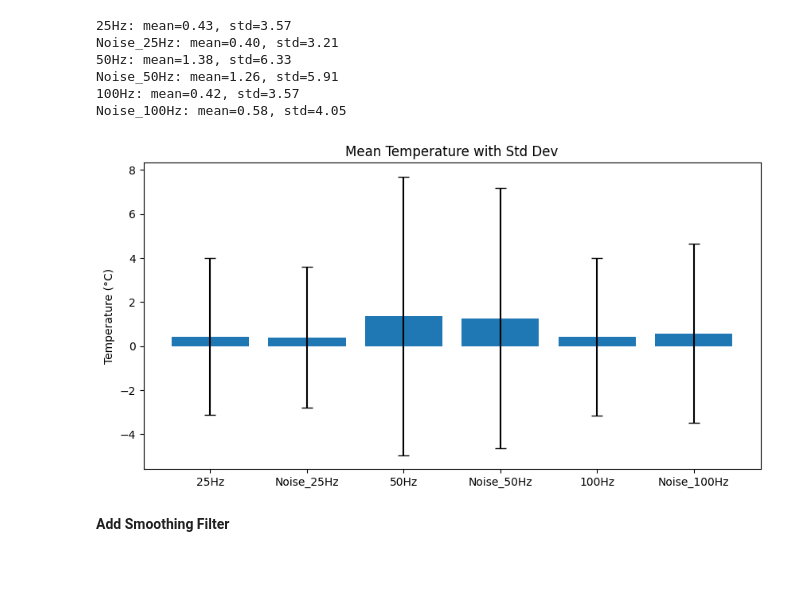
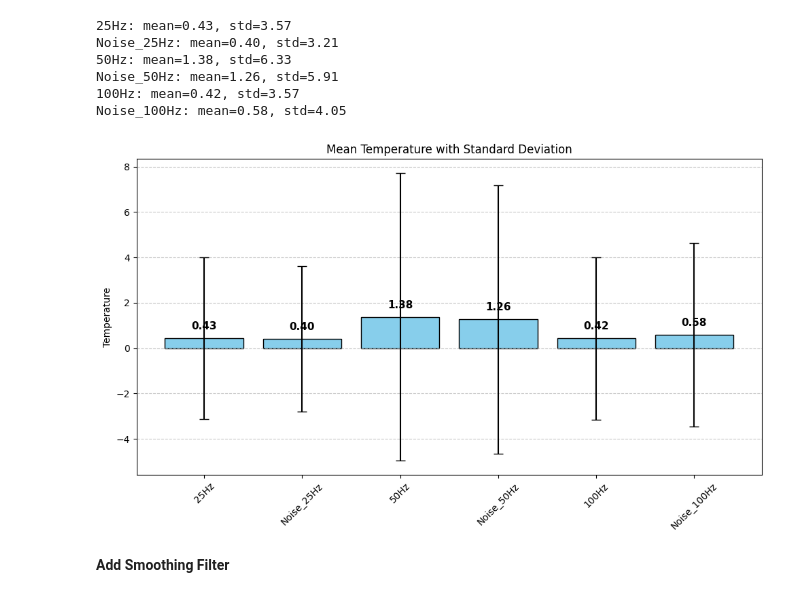
Before and after one commit to Samplergithub769/mtu-xsens-imu-Sensor, a Jupyter notebook: mtu_xsens_imu_Sensor.ipynb, the cells around one changed output. Saved outputs shown, nothing was run; the diff lists cells and outputs as text; code cells hidden in the pictures; blank space fills up the shorter version.

```diff
--- a/mtu_xsens_imu_Sensor.ipynb
+++ b/mtu_xsens_imu_Sensor.ipynb
@@ -155,22 +154,42 @@ Noise_50Hz: mean=1.26, std=5.91
 100Hz: mean=0.42, std=3.57
 Noise_100Hz: mean=0.58, std=4.05
 # %%
+import matplotlib.pyplot as plt
+import numpy as np
+
+# Prepare data
 labels = ['25Hz', 'Noise_25Hz', '50Hz', 'Noise_50Hz', '100Hz', 'Noise_100Hz']
-means = [df_25hz['Temperature'].mean(), df_noise_25hz['Temperature'].mean(),
-         df_50hz['Temperature'].mean(), df_noise_50hz['Temperature'].mean(),
-         df_100hz['Temperature'].mean(), df_noise_100hz['Temperature'].mean()]
-stds = [df_25hz['Temperature'].std(), df_noise_25hz['Temperature'].std(),
-        df_50hz['Temperature'].std(), df_noise_50hz['Temperature'].std(),
-        df_100hz['Temperature'].std(), df_noise_100hz['Temperature'].std()]
+means = [
+    df_25hz['Temperature'].mean(), df_noise_25hz['Temperature'].mean(),
+    df_50hz['Temperature'].mean(), df_noise_50hz['Temperature'].mean(),
+    df_100hz['Temperature'].mean(), df_noise_100hz['Temperature'].mean()
+]
+stds = [
+    df_25hz['Temperature'].std(), df_noise_25hz['Temperature'].std(),
+    df_50hz['Temperature'].std(), df_noise_50hz['Temperature'].std(),
+    df_100hz['Temperature'].std(), df_noise_100hz['Temperature'].std()
+]
 
+# Create plot
 x = np.arange(len(labels))
-plt.figure(figsize=(10,5))
-plt.bar(x, means, yerr=stds, capsize=5)
-plt.xticks(x, labels)
-plt.ylabel("Temperature (°C)")
-plt.title("Mean Temperature with Std Dev")
+plt.figure(figsize=(10, 6))
+bars = plt.bar(x, means, yerr=stds, capsize=5, color='skyblue', edgecolor='black')
+
+# Add data labels: centered and slightly higher for visibility
+for bar, mean in zip(bars, means):
+    bar_x_center = bar.get_x() + bar.get_width() / 2
+    bar_height = bar.get_height()
+    plt.text(bar_x_center, bar_height + 0.3, f'{mean:.2f}',
+             ha='center', va='bottom', fontsize=11, fontweight='bold', color='black')
+
+# Final plot settings
+plt.xticks(x, labels, rotation=45)
+plt.ylabel("Temperature")
+plt.title("Mean Temperature with Standard Deviation")
+plt.grid(axis='y', linestyle='--', alpha=0.7)
+plt.tight_layout()
 plt.show()
 # %% [output]
-[figure, old version]
+[figure, new version]
 # %% [markdown]
 **Add Smoothing Filter**
```
Also changed, not shown: parts of 1 cell of this notebook.
